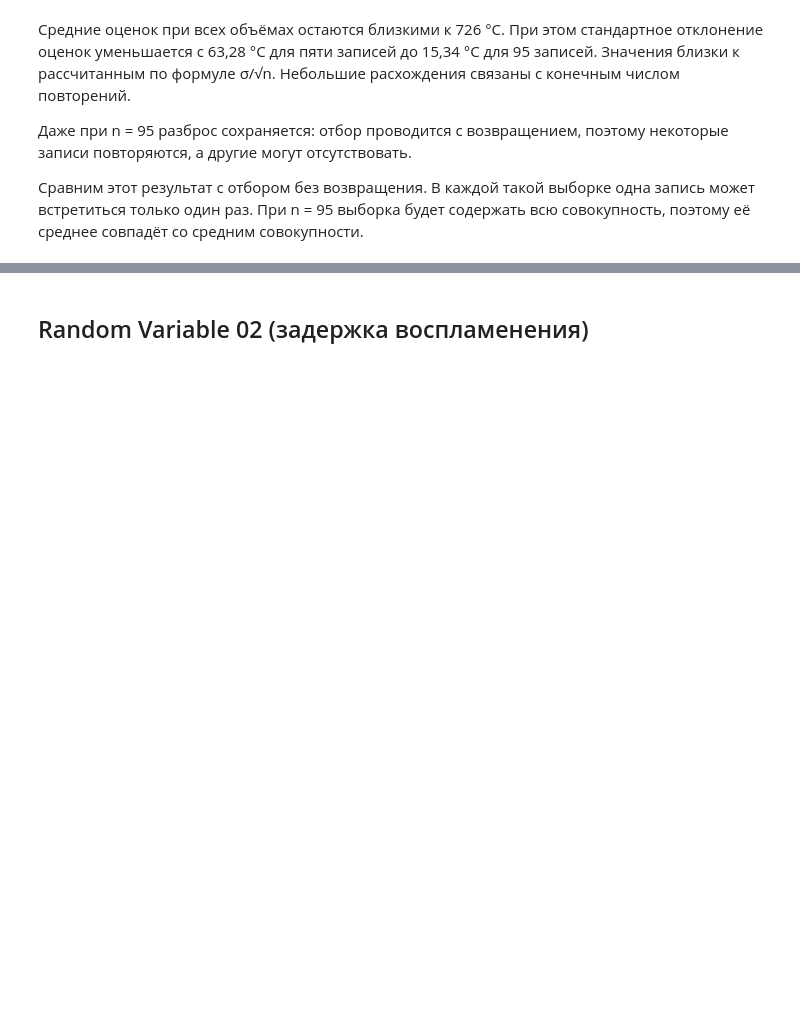
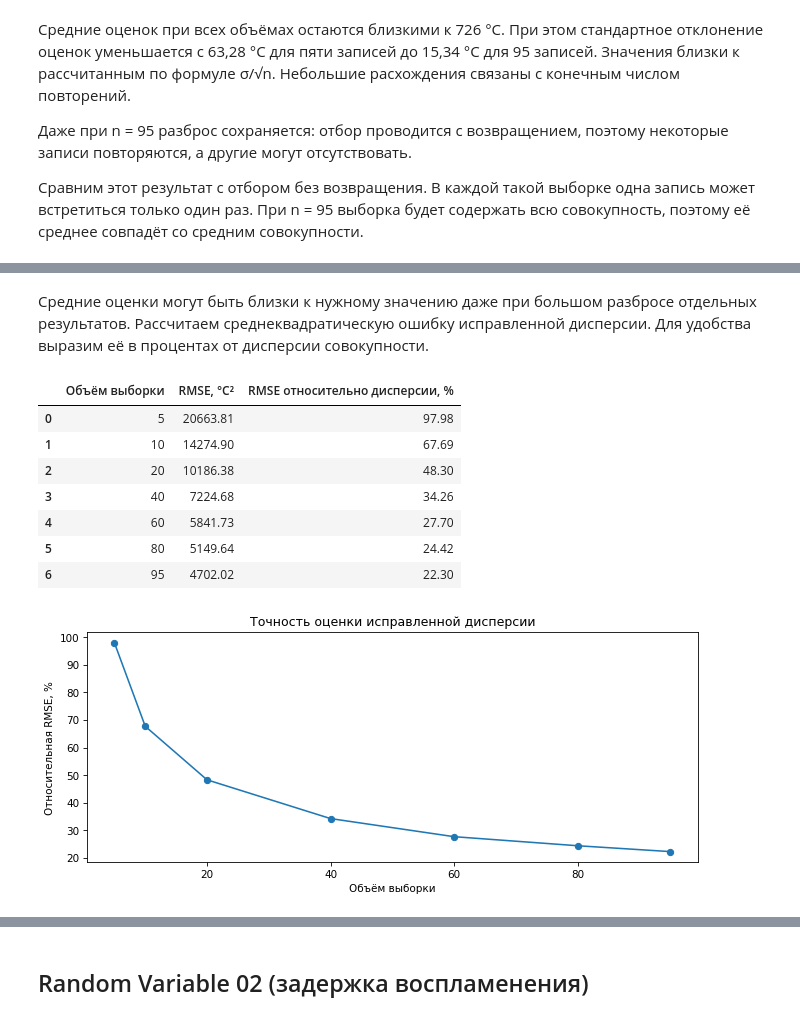
Before and after one commit to ekairaliev/AppStat-Lab01, a Jupyter notebook: AppStat_Lab01.ipynb, the cells around one changed output, grey strips where cells are left out. Drawn from its saved outputs; the diff is of its cells as text; code cells hidden in the pictures; blank space fills up the shorter version.

Commit message:
end randomvariable01

```diff
--- a/AppStat_Lab01.ipynb
+++ b/AppStat_Lab01.ipynb
@@ -1657,0 +1771,57 @@ display(mean_estimation_without_replacement.round(2))
+# %% [markdown]
+Средние оценки могут быть близки к нужному значению даже при большом
+разбросе отдельных результатов. Рассчитаем среднеквадратическую
+ошибку исправленной дисперсии. Для удобства выразим её
+в процентах от дисперсии совокупности.
+# %%
+rng = np.random.default_rng(45)
+variance_accuracy = []
+
+for n in sample_sizes:
+    samples = rng.choice(
+        population,
+        size=(1000, n),
+        replace=True
+    )
+
+    estimates = samples.var(axis=1, ddof=1)
+    rmse = np.sqrt(
+        np.mean((estimates - population_variance) ** 2)
+    )
+
+    variance_accuracy.append({
+        "Объём выборки": n,
+        "RMSE, °C²": rmse,
+        "RMSE относительно дисперсии, %":
+            100 * rmse / population_variance
+    })
+
+variance_accuracy = pd.DataFrame(variance_accuracy)
+
+display(variance_accuracy.round(2))
+
+plt.figure(figsize=(9, 4))
+
+plt.plot(
+    variance_accuracy["Объём выборки"],
+    variance_accuracy["RMSE относительно дисперсии, %"],
+    "o-"
+)
+
+decorate(
+    xlabel="Объём выборки",
+    ylabel="Относительная RMSE, %",
+    title="Точность оценки исправленной дисперсии"
+)
+
+plt.show()
+# %% [output]
+|  | Объём выборки | RMSE, °C² | RMSE относительно дисперсии, % |
+| 0 | 5 | 20663.81 | 97.98 |
+| 1 | 10 | 14274.90 | 67.69 |
+| 2 | 20 | 10186.38 | 48.30 |
+| 3 | 40 | 7224.68 | 34.26 |
+| 4 | 60 | 5841.73 | 27.70 |
+| 5 | 80 | 5149.64 | 24.42 |
+| 6 | 95 | 4702.02 | 22.30 |
+[figure, added]
```
Also changed, not shown: parts of 17 cells of this notebook.
